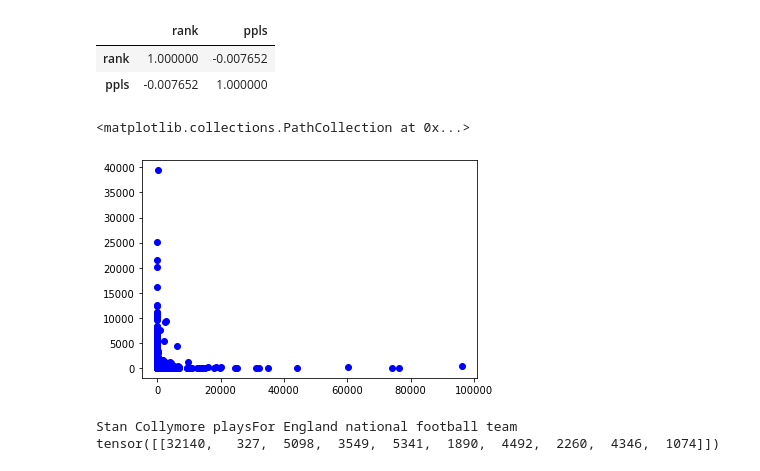
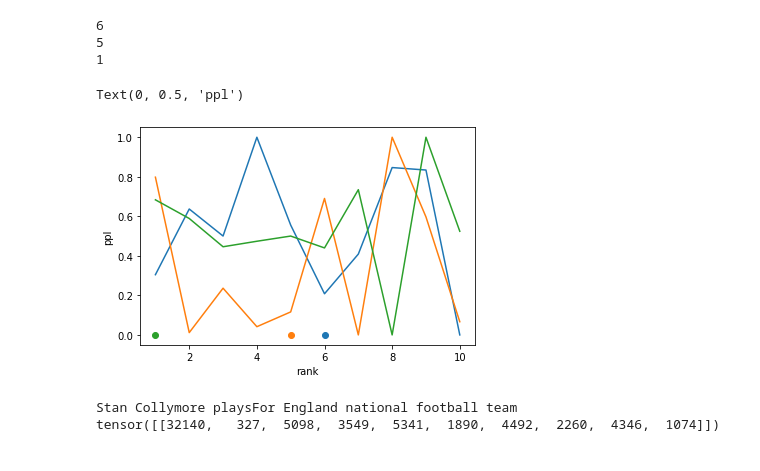
Before and after one commit to jiashenggu/trans, a Jupyter notebook: perplexity.ipynb, the cells around one changed output. Cells and saved outputs as stored; diff of their text form; code cells hidden in the pictures.

```diff
--- a/perplexity.ipynb
+++ b/perplexity.ipynb
@@ -10,3 +10,8 @@ import csv
 import re
 import matplotlib.pyplot as plt
 %matplotlib inline
+# %%
+device = "cuda:0"
+model_id = "EleutherAI/gpt-neo-2.7B"
+model = GPTNeoForCausalLM.from_pretrained(model_id).to(device)
+tokenizer = GPT2TokenizerFast.from_pretrained(model_id)
@@ -13,3 +110,3 @@ import matplotlib.pyplot as plt
 # %%
-data = pd.read_csv('/nas/home/gujiashe/trans/yago310_top_predictions.tsv', sep="\t", header=0, index_col=0)
-data_columns = data.columns
+data = pd.read_csv('/nas/home/gujiashe/trans/yago310_ppls_top10_gpt.tsv', sep="\t", header=0, index_col=0)
+data = data[['rank', "ppls"]]
@@ -69,14 +113,22 @@ rank_ppls = data[["rank", "ppls"]]
-# %%
-rank_ppls.corr()
-# %% [output]
-|  | rank | ppls |
-| rank | 1.000000 | -0.007652 |
-| ppls | -0.007652 | 1.000000 |
-# %%
-print(data.corr())
-# %% [output]
-<matplotlib.collections.PathCollection at 0x...>
-[figure, removed]
+# %%
+vis = set()
+for index in range(0, 5):
+    if data["rank"][index*10]>10 or data["rank"][index*10] in vis:
+        continue
+    vis.add(data["rank"][index*10])
+    print(data["rank"][index*10])
+    plt.scatter(data["rank"][index*10], 0)
+    df = data['ppls'][index*10:index*10 + 10]
+    normalized_df=(df-df.min())/(df.max()-df.min())
+    plt.plot([i for i in range(1, 11)], normalized_df)
+plt.xlabel("rank")
+plt.ylabel("ppl")
+# %% [output]
+6
+5
+1
+Text(0, 0.5, 'ppl')
+[figure, added]
 # %%
 perplexities = []
 cnt = 0
```
Also changed, not shown: parts of 16 cells of this notebook, 1 other file.
